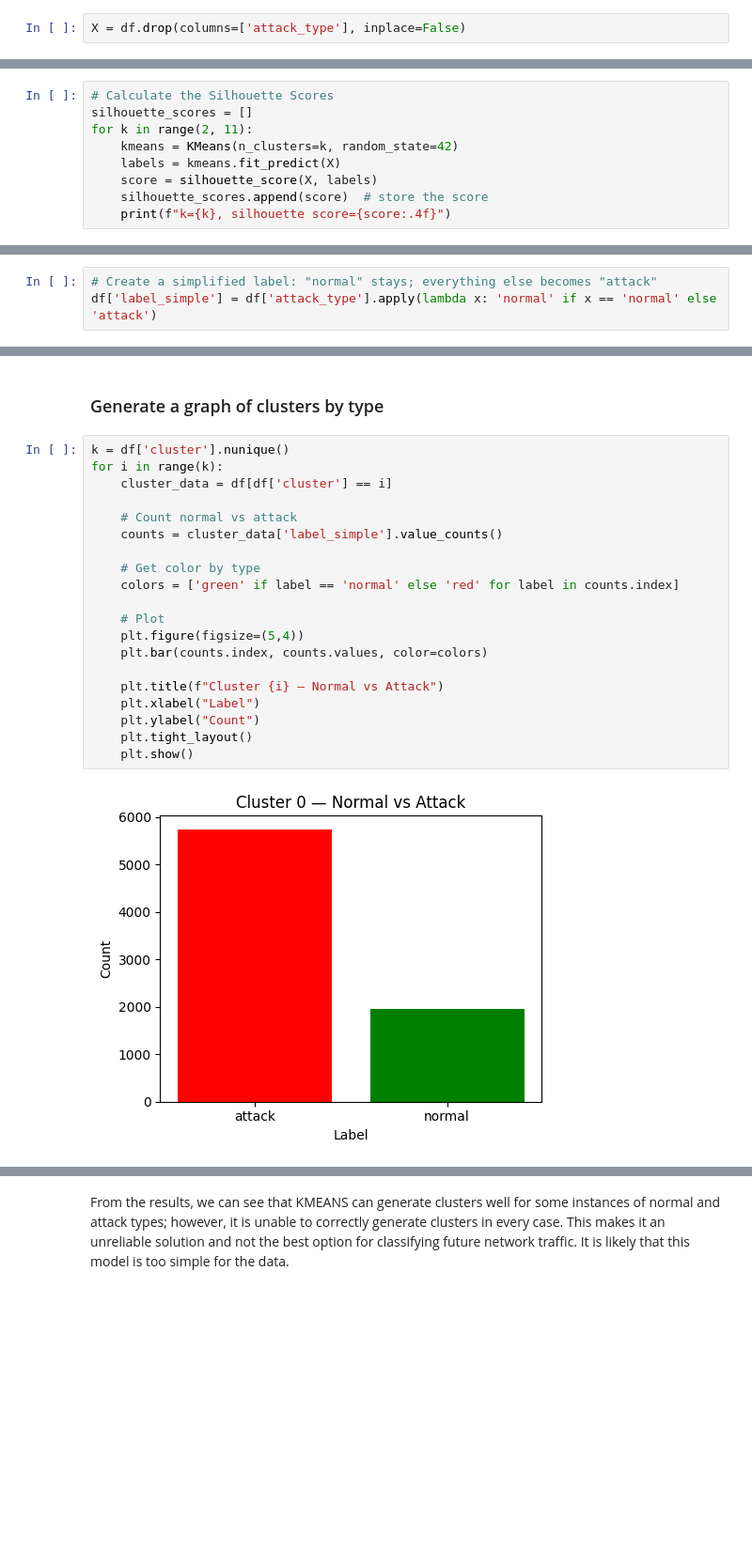
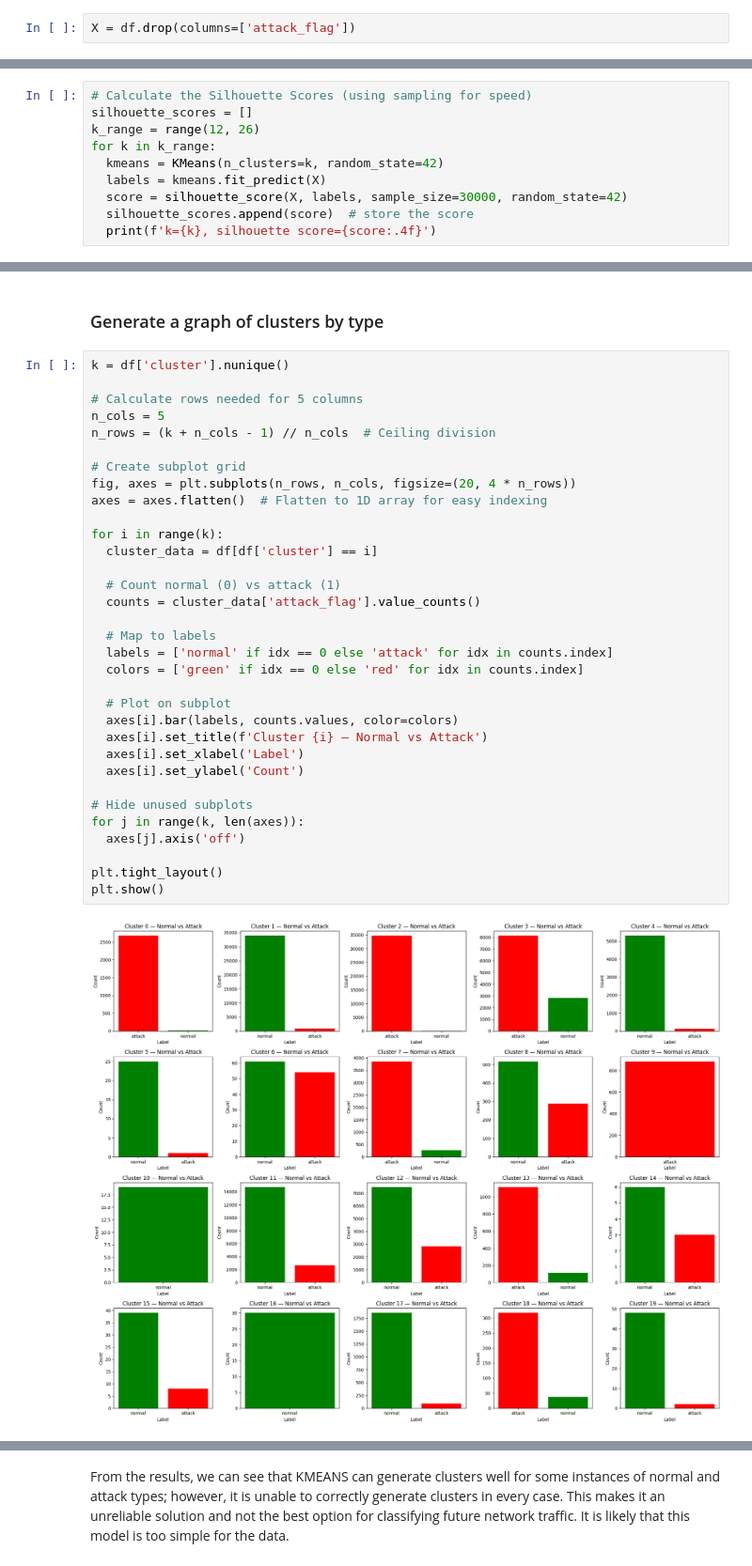
Before and after one commit to mjallen729/Anomaly-Detection-NetTraffic, a Jupyter notebook: models/kmeans.ipynb, the cells around one changed output, grey strips where cells are left out. Shown: that part at 94% size. Drawn from its saved outputs; the diff is of its cells as text; blank space fills up the shorter version.

Commit message:
major kmeans fixes

```diff
--- a/models/kmeans.ipynb
+++ b/models/kmeans.ipynb
@@ -20,5 +25,5 @@ df.sample(5)
 # %% [markdown]
 ### Remove target attribute
 # %%
-X = df.drop(columns=['attack_type'], inplace=False)
+X = df.drop(columns=['attack_flag'])
 # %% [markdown]
@@ -26,10 +31,11 @@ X = df.drop(columns=['attack_type'], inplace=False)
 # %%
-# Calculate the Silhouette Scores
+# Calculate the Silhouette Scores (using sampling for speed)
 silhouette_scores = []
-for k in range(2, 11):
-    kmeans = KMeans(n_clusters=k, random_state=42)
-    labels = kmeans.fit_predict(X)
-    score = silhouette_score(X, labels)
-    silhouette_scores.append(score)  # store the score
-    print(f"k={k}, silhouette score={score:.4f}")
+k_range = range(12, 26)
+for k in k_range:
+  kmeans = KMeans(n_clusters=k, random_state=42)
+  labels = kmeans.fit_predict(X)
+  score = silhouette_score(X, labels, sample_size=30000, random_state=42)
+  silhouette_scores.append(score)  # store the score
+  print(f'k={k}, silhouette score={score:.4f}')
 # %% [output]
@@ -120,6 +126,3 @@ Note: This cell takes awhile
-# %%
-# Create a simplified label: "normal" stays; everything else becomes "attack"
-df['label_simple'] = df['attack_type'].apply(lambda x: 'normal' if x == 'normal' else 'attack')
 # %% [markdown]
 ### Train KMEANS model with optimal k values
 # %% [markdown]
@@ -175,23 +177,36 @@ Attack vs Normal distribution:
 ### Generate a graph of clusters by type
 # %%
 k = df['cluster'].nunique()
+
+# Calculate rows needed for 5 columns
+n_cols = 5
+n_rows = (k + n_cols - 1) // n_cols  # Ceiling division
+
+# Create subplot grid
+fig, axes = plt.subplots(n_rows, n_cols, figsize=(20, 4 * n_rows))
+axes = axes.flatten()  # Flatten to 1D array for easy indexing
+
 for i in range(k):
-    cluster_data = df[df['cluster'] == i]
+  cluster_data = df[df['cluster'] == i]
 
-    # Count normal vs attack
-    counts = cluster_data['label_simple'].value_counts()
+  # Count normal (0) vs attack (1)
+  counts = cluster_data['attack_flag'].value_counts()
 
-    # Get color by type
-    colors = ['green' if label == 'normal' else 'red' for label in counts.index]
+  # Map to labels
+  labels = ['normal' if idx == 0 else 'attack' for idx in counts.index]
+  colors = ['green' if idx == 0 else 'red' for idx in counts.index]
 
-    # Plot
-    plt.figure(figsize=(5,4))
-    plt.bar(counts.index, counts.values, color=colors)
+  # Plot on subplot
+  axes[i].bar(labels, counts.values, color=colors)
+  axes[i].set_title(f'Cluster {i} — Normal vs Attack')
+  axes[i].set_xlabel('Label')
+  axes[i].set_ylabel('Count')
 
-    plt.title(f"Cluster {i} — Normal vs Attack")
-    plt.xlabel("Label")
-    plt.ylabel("Count")
-    plt.tight_layout()
-    plt.show()
+# Hide unused subplots
+for j in range(k, len(axes)):
+  axes[j].axis('off')
+
+plt.tight_layout()
+plt.show()
 # %% [output]
-[figure, old version]
+[figure, new version]
```
Also changed, not shown: parts of 16 cells of this notebook.
